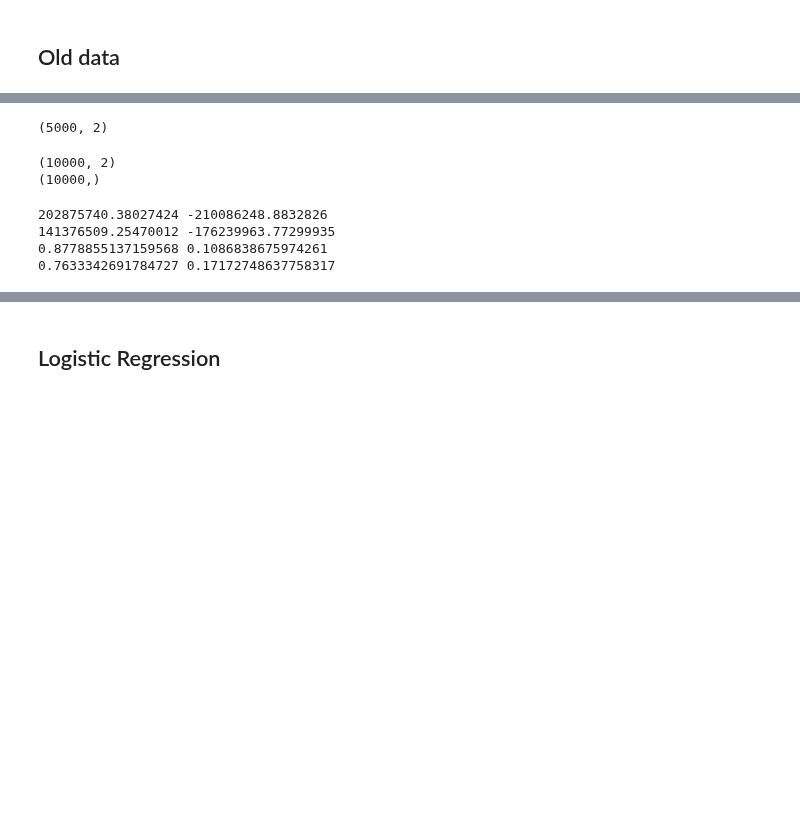
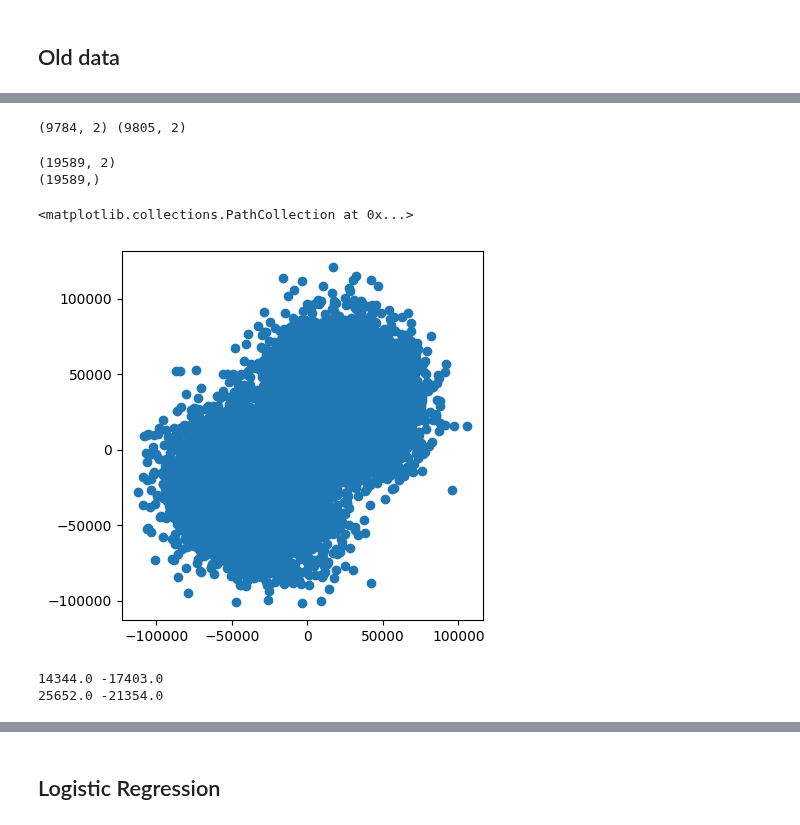
Before and after one commit to freaksie/Quantum, a Jupyter notebook: Code/ml.ipynb, the cells around one changed output, grey strips where cells are left out. Cells and saved outputs as stored; diff of their text form; code cells hidden in the pictures; blank space fills up the shorter version.

```diff
--- a/Code/ml.ipynb
+++ b/Code/ml.ipynb
@@ -20,30 +23,34 @@ print("Num GPUs Available: ", len(tf.config.list_physical_devices('GPU')))
 # %%
-state0=np.load('../Data/ML/121623/Wstate0_1µs.npy')
-state1=np.load('../Data/ML/121623/Wstate1_1µs.npy')
+state0=np.load('../Data/ML/011624/Q3_state0_1µs_05.npy')
+state1=np.load('../Data/ML/011624/Q3_state1_1µs_05.npy')
+
+# state0=np.load('../Data/neel_readout/emu/state0.npy')
+# state1=np.load('../Data/neel_readout/emu/state1.npy')
 output0=np.zeros((state0.shape[0]))
 output1=np.ones((state1.shape[0]))
-print(state1.shape)
+print(state0.shape,state1.shape)
 # %% [output]
-(5000, 2)
+(9784, 2) (9805, 2)
 # %%
 x=np.concatenate((state0,state1),axis=0)
 print(x.shape)
 y=np.hstack((output0,output1))
 print(y.shape)
 # %% [output]
-(10000, 2)
-(10000,)
+(19589, 2)
+(19589,)
+# %%
+import matplotlib.pyplot as plt
+plt.gca().set_aspect('equal')
+plt.scatter(x[:,0],x[:,1])
+# %% [output]
+<matplotlib.collections.PathCollection at 0x...>
+[figure, added]
 # %%
-print(x[:,0].max(),x[:,0].min())
-print(x[:,1].max(),x[:,1].min())
-'''Let min and max be 2^28'''
-
-x=(x+(2**28))/(2**29)
-print(x[:,0].max(),x[:,0].min())
-print(x[:,1].max(),x[:,1].min())
-# 202 875 740
+# x[:,0] += -10000
+# x[:,1] += +62000
+# print(x[:,0].max(),x[:,0].min())
+# print(x[:,1].max(),x[:,1].min())
 # %% [output]
-202875740.38027424 -210086248.8832826
-141376509.25470012 -176239963.77299935
-0.8778855137159568 0.1086838675974261
-0.7633342691784727 0.17172748637758317
+14344.0 -17403.0
+25652.0 -21354.0
```
Also changed, not shown: parts of 28 cells of this notebook, 5 other files.
